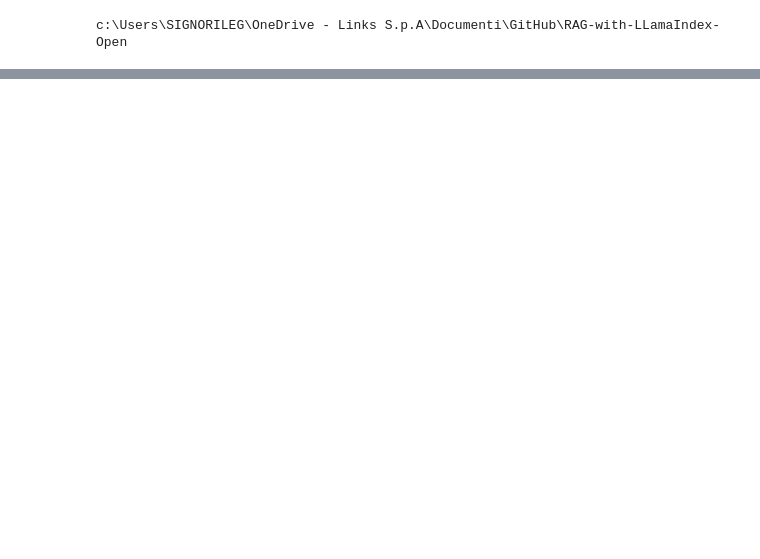
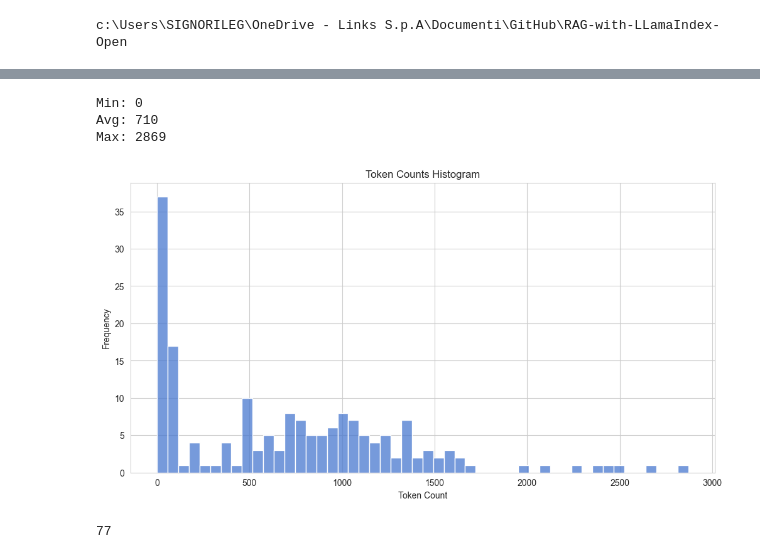
Before and after one commit to GiacomoSignorile/RAG-with-LLamaIndex-Open, a Jupyter notebook: Notebooks/Document_Ingestion/Text_splitting.ipynb, the cells around one changed output, grey strips where cells are left out. Saved outputs shown, nothing was run; the diff lists cells and outputs as text; code cells hidden in the pictures; blank space fills up the shorter version.

Commit message:
Updated module chunk_splitter

```diff
--- a/Notebooks/Document_Ingestion/Text_splitting.ipynb
+++ b/Notebooks/Document_Ingestion/Text_splitting.ipynb
@@ -24,6 +44,7 @@ for pdf_file in pdf_files:
     full_path = os.path.join(folder_path, pdf_file)
     print(pdf_file)
     text = pdf_ingestion.replace_tables_in_text(full_path)
+    chunks.append(text)
 # %% [output]
 2307.09288.pdf
 The checkpoint state_dict contains keys that are not used by the model:
@@ -52,0 +220,51 @@ The checkpoint state_dict contains keys that are not used by the model:
+# %%
+import tiktoken
+
+tokenizer = tiktoken.get_encoding('cl100k_base')
+
+# create the length function
+def tiktoken_len(text):
+    tokens = tokenizer.encode(
+        text,
+        disallowed_special=()
+    )
+    return len(tokens)
+
+
+token_counts = [tiktoken_len(page) for doc in chunks for page in doc]
+# %%
+print(f"""Min: {min(token_counts)}
+Avg: {int(sum(token_counts) / len(token_counts))}
+Max: {max(token_counts)}""")
+# %% [output]
+Min: 0
+Avg: 710
+Max: 2869
+# %%
+import matplotlib.pyplot as plt
+import seaborn as sns
+
+sns.set_style("whitegrid")
+sns.set_palette("muted")
+
+plt.figure(figsize=(12, 6))
+sns.histplot(token_counts, kde=False, bins=50)
+
+plt.title("Token Counts Histogram")
+plt.xlabel("Token Count")
+plt.ylabel("Frequency")
+import tiktoken
+
+tokenizer = tiktoken.get_encoding('cl100k_base')
+
+# create the length function
+def tiktoken_len(text):
+    tokens = tokenizer.encode(
+        text,
+        disallowed_special=()
+    )
+    return len(tokens)
+
+plt.show()
+# %% [output]
+[figure, added]
@@ -52,0 +322,4 @@ The checkpoint state_dict contains keys that are not used by the model:
+# %%
+print(len(chunks[0]))
+# %% [output]
+77
```
Also changed, not shown: parts of 17 cells of this notebook, 4 other files.
